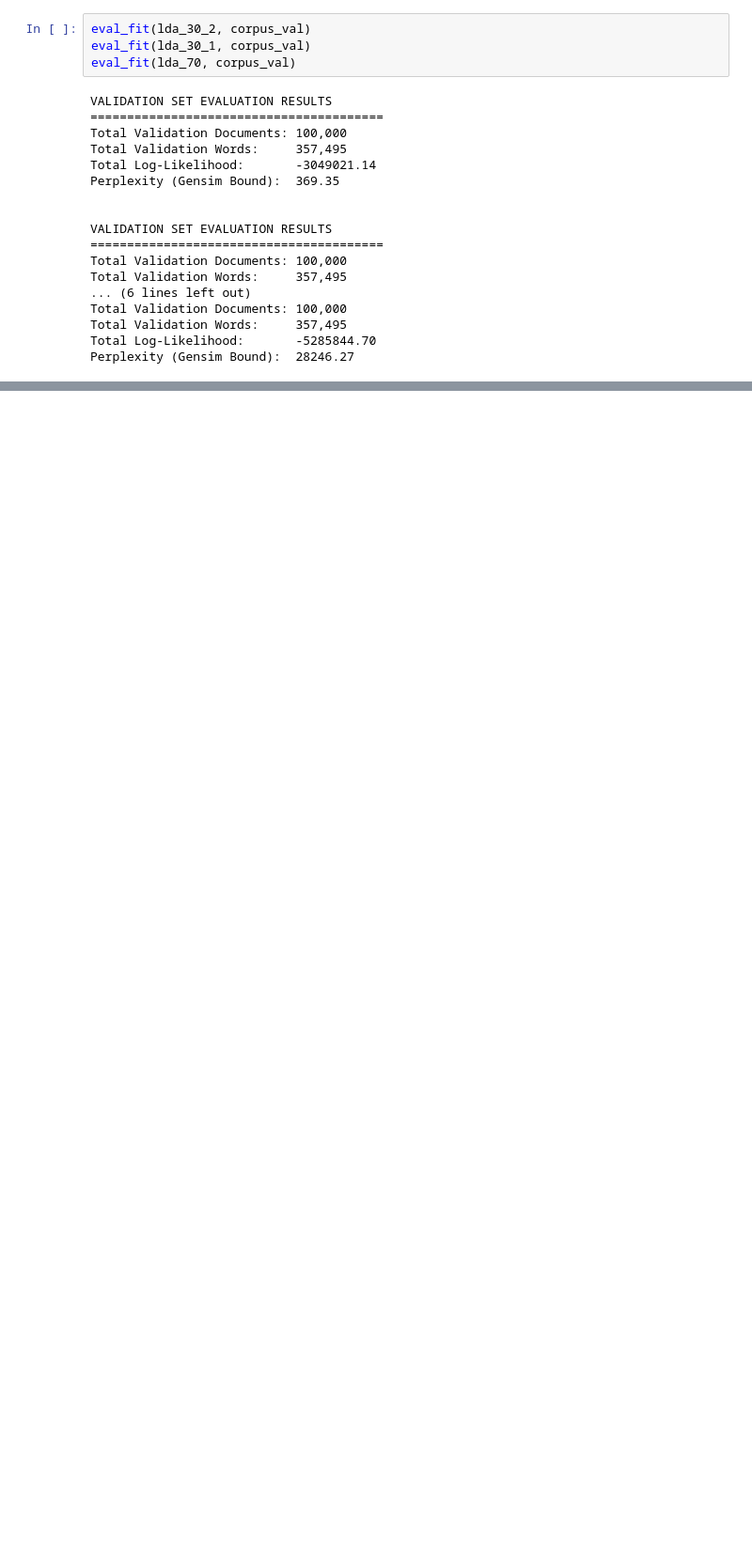
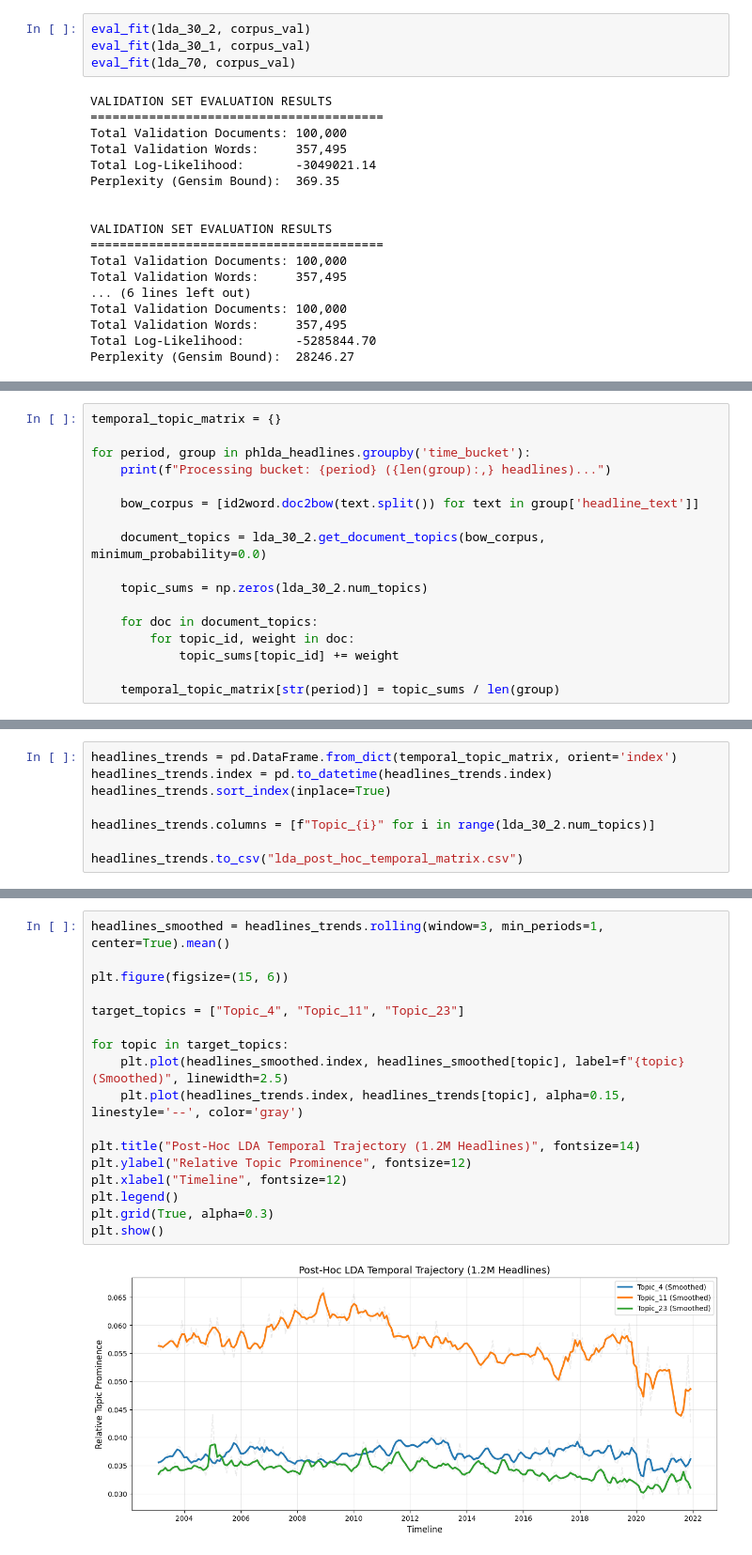
Before and after one commit to almin-byte/million-headlines-topic-modeling, a Jupyter notebook: LDA with gensim and spaCy.ipynb, the cells around one changed output, grey strips where cells are left out. Shown at 94% size. Cells and saved outputs as stored; diff of their text form; blank space fills up the shorter version.

Commit message:
ran post-hoc lda and labeled topics

```diff
--- a/LDA with gensim and spaCy.ipynb
+++ b/LDA with gensim and spaCy.ipynb
@@ -449,0 +476,17 @@ Perplexity (Gensim Bound):  28246.27
+# %%
+temporal_topic_matrix = {}
+
+for period, group in phlda_headlines.groupby('time_bucket'):
+    print(f"Processing bucket: {period} ({len(group):,} headlines)...")
+
+    bow_corpus = [id2word.doc2bow(text.split()) for text in group['headline_text']]
+
+    document_topics = lda_30_2.get_document_topics(bow_corpus, minimum_probability=0.0)
+
+    topic_sums = np.zeros(lda_30_2.num_topics)
+
+    for doc in document_topics:
+        for topic_id, weight in doc:
+            topic_sums[topic_id] += weight
+
+    temporal_topic_matrix[str(period)] = topic_sums / len(group)
@@ -449,0 +513,8 @@ Perplexity (Gensim Bound):  28246.27
+# %%
+headlines_trends = pd.DataFrame.from_dict(temporal_topic_matrix, orient='index')
+headlines_trends.index = pd.to_datetime(headlines_trends.index)
+headlines_trends.sort_index(inplace=True)
+
+headlines_trends.columns = [f"Topic_{i}" for i in range(lda_30_2.num_topics)]
+
+headlines_trends.to_csv("lda_post_hoc_temporal_matrix.csv")
@@ -449,0 +523,19 @@ Perplexity (Gensim Bound):  28246.27
+# %%
+headlines_smoothed = headlines_trends.rolling(window=3, min_periods=1, center=True).mean()
+
+plt.figure(figsize=(15, 6))
+
+target_topics = ["Topic_4", "Topic_11", "Topic_23"]
+
+for topic in target_topics:
+    plt.plot(headlines_smoothed.index, headlines_smoothed[topic], label=f"{topic} (Smoothed)", linewidth=2.5)
+    plt.plot(headlines_trends.index, headlines_trends[topic], alpha=0.15, linestyle='--', color='gray')
+
+plt.title("Post-Hoc LDA Temporal Trajectory (1.2M Headlines)", fontsize=14)
+plt.ylabel("Relative Topic Prominence", fontsize=12)
+plt.xlabel("Timeline", fontsize=12)
+plt.legend()
+plt.grid(True, alpha=0.3)
+plt.show()
+# %% [output]
+[figure, added]
```
Also changed, not shown: parts of 14 cells of this notebook.
